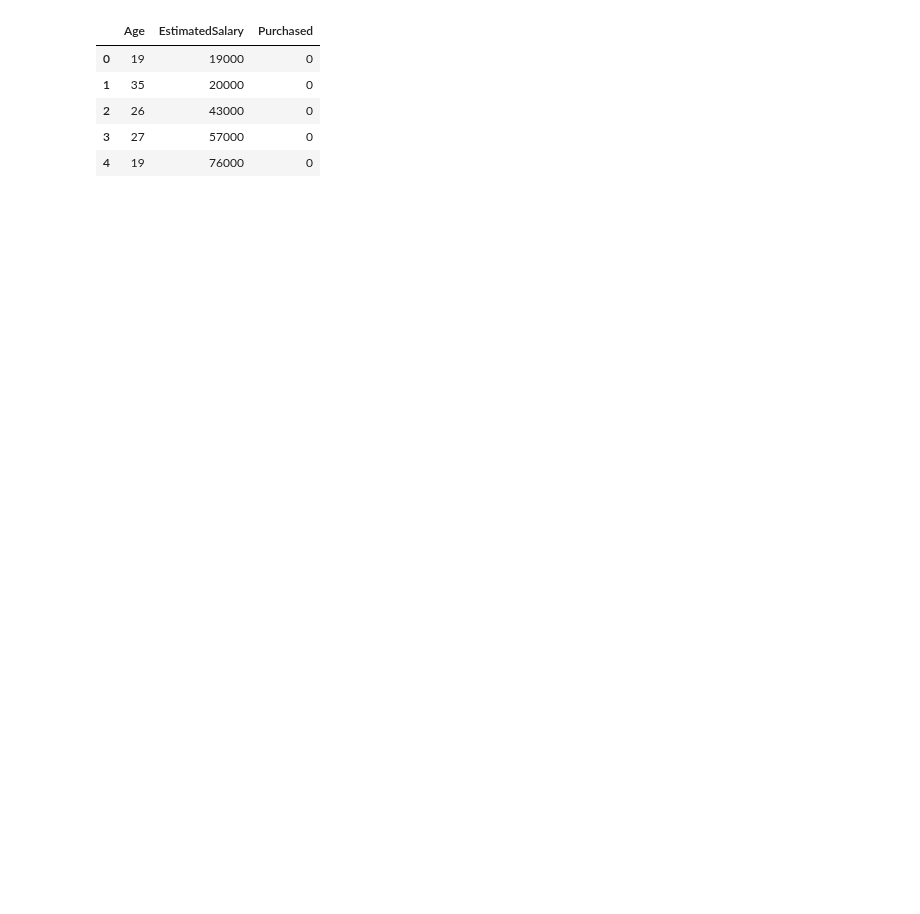
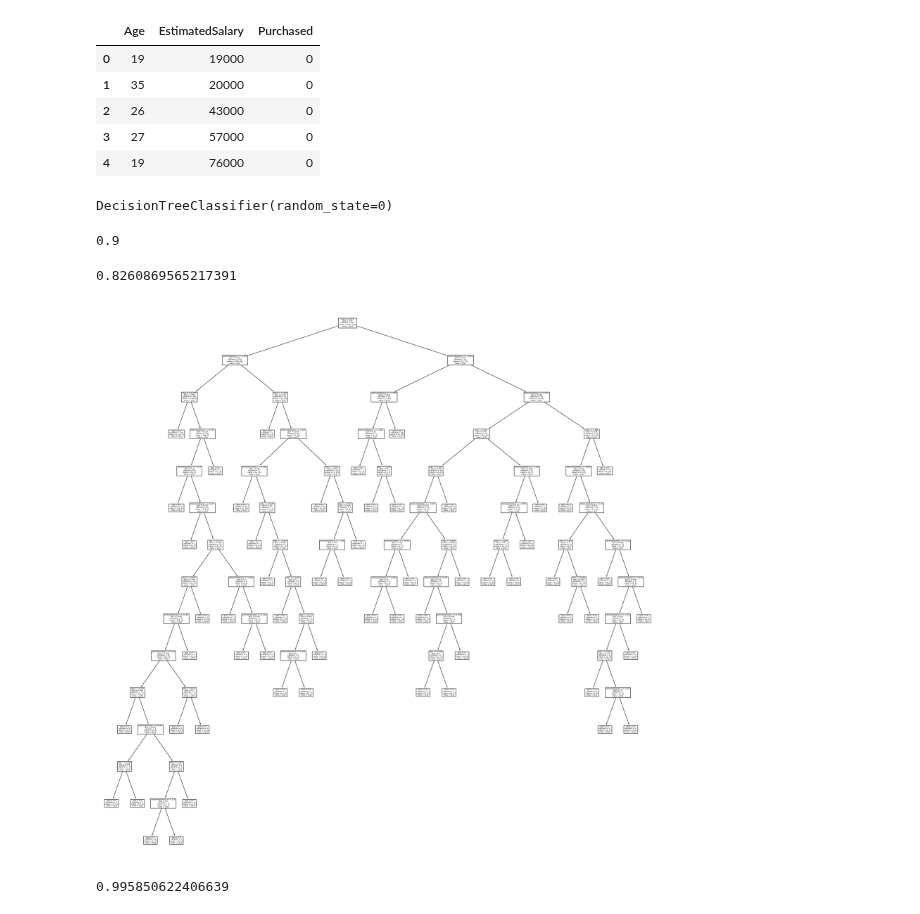
Before and after one commit to sohamvsonar/DecisionTree, a Jupyter notebook: DecisionTree.ipynb, the cells around one changed output. Cells and saved outputs as stored; diff of their text form; code cells hidden in the pictures; blank space fills up the shorter version.

Commit message:
Plotting tree

```diff
--- a/DecisionTree.ipynb
+++ b/DecisionTree.ipynb
@@ -26,5 +26,13 @@ from sklearn.preprocessing import StandardScaler
 
 ss = StandardScaler()
 
-X_transform = ss.fit_transform(X_train)
+X_train_transform = ss.fit_transform(X_train)
 X_test_transform = ss.transform(X_test)
+# %%
+from sklearn.tree import DecisionTreeClassifier
+
+tree = DecisionTreeClassifier(random_state=0)
+
+tree.fit(X_train_transform, y_train)
+# %% [output]
+DecisionTreeClassifier(random_state=0)
@@ -30,0 +41,22 @@ X_test_transform = ss.transform(X_test)
+# %%
+from sklearn.metrics import accuracy_score, f1_score
+accuracy_score(y_test, y_pred_test)
+# %% [output]
+0.9
+# %%
+f1_score(y_test, y_pred_test)
+# %% [output]
+0.8260869565217391
+# %%
+from sklearn.tree import plot_tree
+
+plt.figure(figsize=(30,30))
+plot_tree(tree, feature_names=X.columns, class_names=True)
+plt.show()
+# %% [output]
+[figure, added]
+# %%
+y_pred_train = tree.predict(X_train_transform)
+f1_score(y_train, y_pred_train)
+# %% [output]
+0.995850622406639
```
Also changed, not shown: parts of 2 cells of this notebook.
